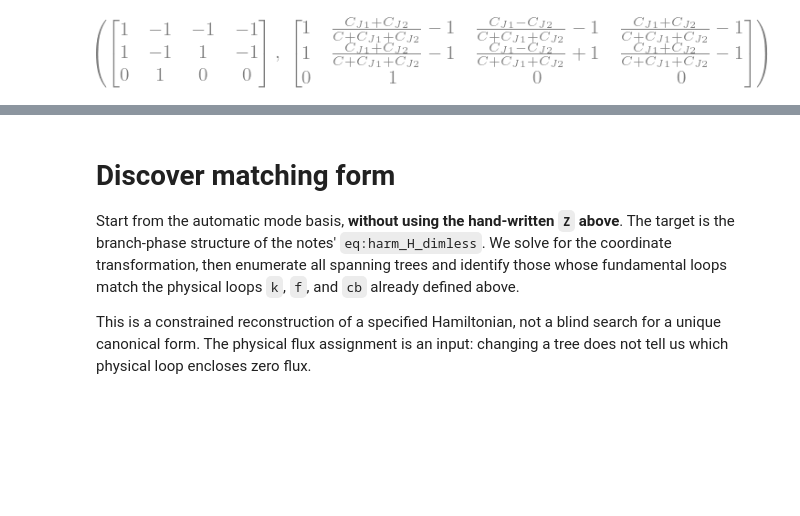
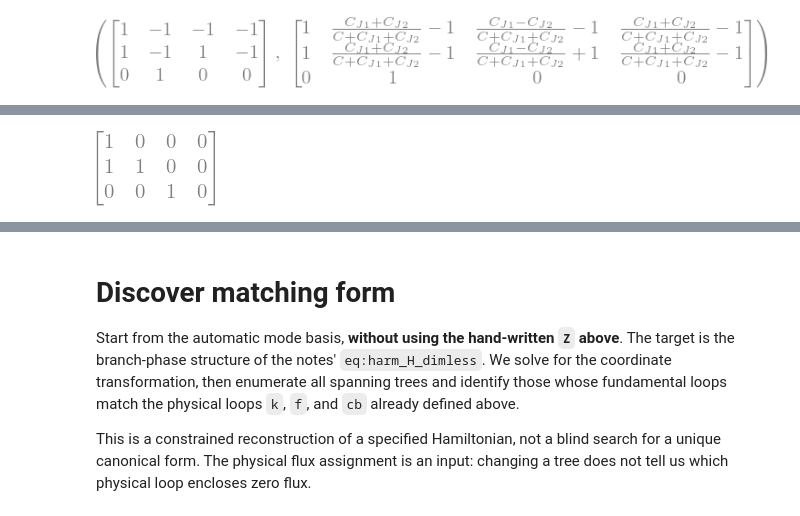
Before and after one commit to eliweissler/circuit-quantization, a Jupyter notebook: examples/harmonium.ipynb, the cells around one changed output, grey strips where cells are left out. Saved outputs shown, nothing was run; the diff lists cells and outputs as text; code cells hidden in the pictures; blank space fills up the shorter version.

```diff
--- a/examples/harmonium.ipynb
+++ b/examples/harmonium.ipynb
@@ -134,0 +150,4 @@ $\displaystyle H_{\mathrm{GHz}} = - E_{J1} \cos{\left(\frac{C \varphi_{2}}{C + C
+# %%
+S_hd, cost = cq.hierarchical_decoupling(res.coords)
+res_hd = res.transform(S_hd, simplify=True)
+S_hd, cost, res_hd.coords.types, cq.junction_clusters(res_hd.coords)
@@ -134,0 +163,4 @@ $\displaystyle H_{\mathrm{GHz}} = - E_{J1} \cos{\left(\frac{C \varphi_{2}}{C + C
+# %%
+res_hd.coords.omega_J_tilde.T  # junction arguments, one row per junction
+# %% [output]
+[figure, added]
```
Also changed, not shown: parts of 18 cells of this notebook, 19 other files.
